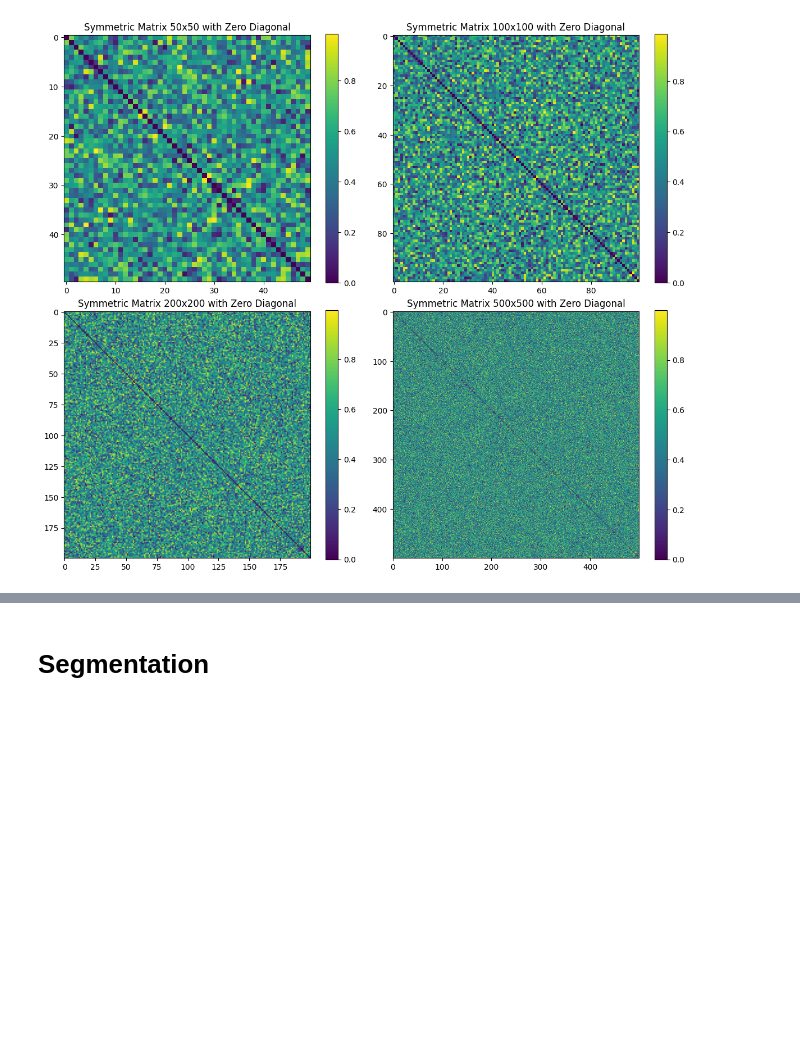
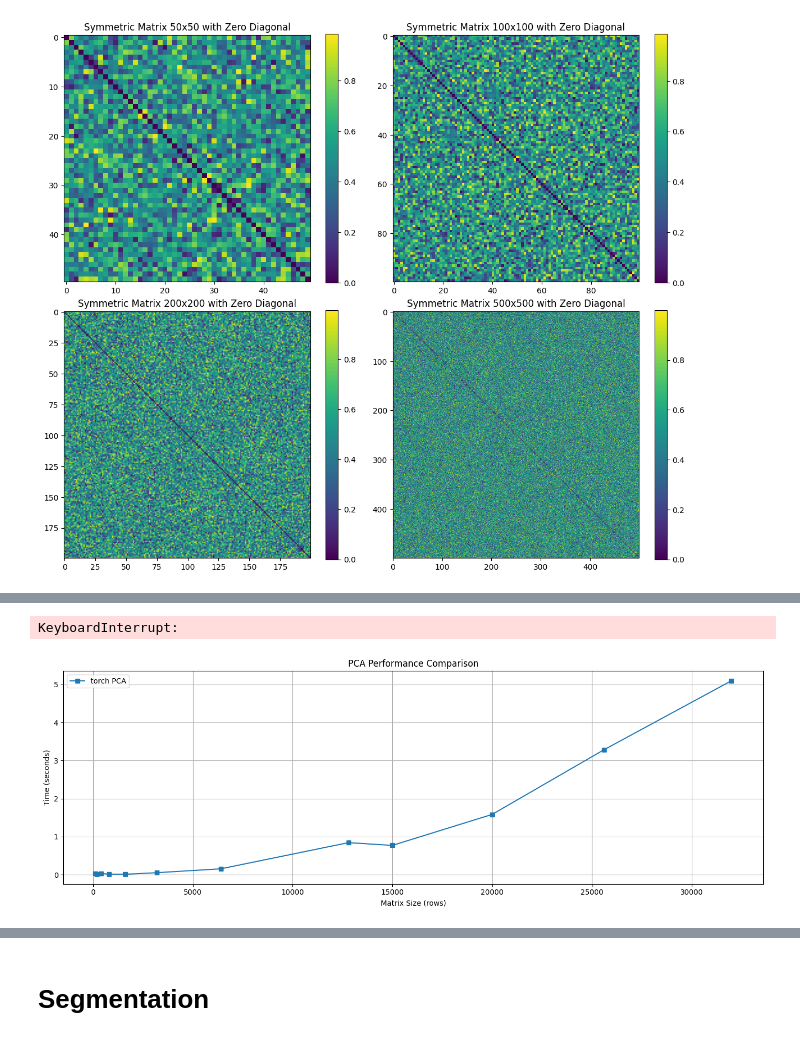
Before and after one commit to egowork/matrise_arbeid, a Jupyter notebook: pca_matrise.ipynb, the cells around one changed output, grey strips where cells are left out. Saved outputs shown, nothing was run; the diff lists cells and outputs as text; code cells hidden in the pictures; blank space fills up the shorter version.

```diff
--- a/pca_matrise.ipynb
+++ b/pca_matrise.ipynb
@@ -212,0 +419,56 @@ plt.show()
+# %%
+import time
+import numpy as np
+import torch
+from sklearn.decomposition import PCA as SKPCA
+from torch_pca import PCA
+
+import matplotlib.pyplot as plt
+
+# Define matrix sizes to test
+sizes = [6400, 12800, 15000, 20000, 25600, 32000, 45000, 64000]  # Number of rows
+# make a list of sizes from 100 to 25600, increasing by factor 2
+#sizes = [100 * 1.2**i for i in range(8)]
+features = 20  # Keep feature dimension constant
+
+# Store results
+torch_times = []
+
+for size in sizes:
+    #print(f"Processing size {size}...")
+
+    # Create random data
+    # Create random matrix with desired dimensions
+    X_large0 = torch.rand(size, size)
+    # Create symmetric matrix by matrix multiplication with its transpose
+    X_large = torch.matmul(X_large0, X_large0.T)
+    # Ensure the diagonal remains the same (optional)
+    # If you want zero diagonal:
+    X_large.fill_diagonal_(0)
+
+    # Torch PCA
+    start_time = time.time()
+    torch_pca = PCA(n_components=2)
+    torch_pca.fit_transform(X_large)
+    torch_eigenvector = torch_pca.components_[0].numpy()
+    torch_time = time.time() - start_time
+    torch_times.append(torch_time)
+# %% [output]
+KeyboardInterrupt:
+# %%
+
+# Plot results
+fig, (ax1) = plt.subplots(1, 1, figsize=(14, 5))
+
+# Time comparison
+ax1.plot(sizes, torch_times, 's-', label='torch PCA')
+ax1.set_xlabel('Matrix Size (rows)')
+ax1.set_ylabel('Time (seconds)')
+ax1.set_title('PCA Performance Comparison')
+ax1.legend()
+ax1.grid(True)
+
+plt.tight_layout()
+plt.show()
+# %% [output]
+[figure, added]
```
Also changed, not shown: parts of 23 cells of this notebook, 4 other files.
